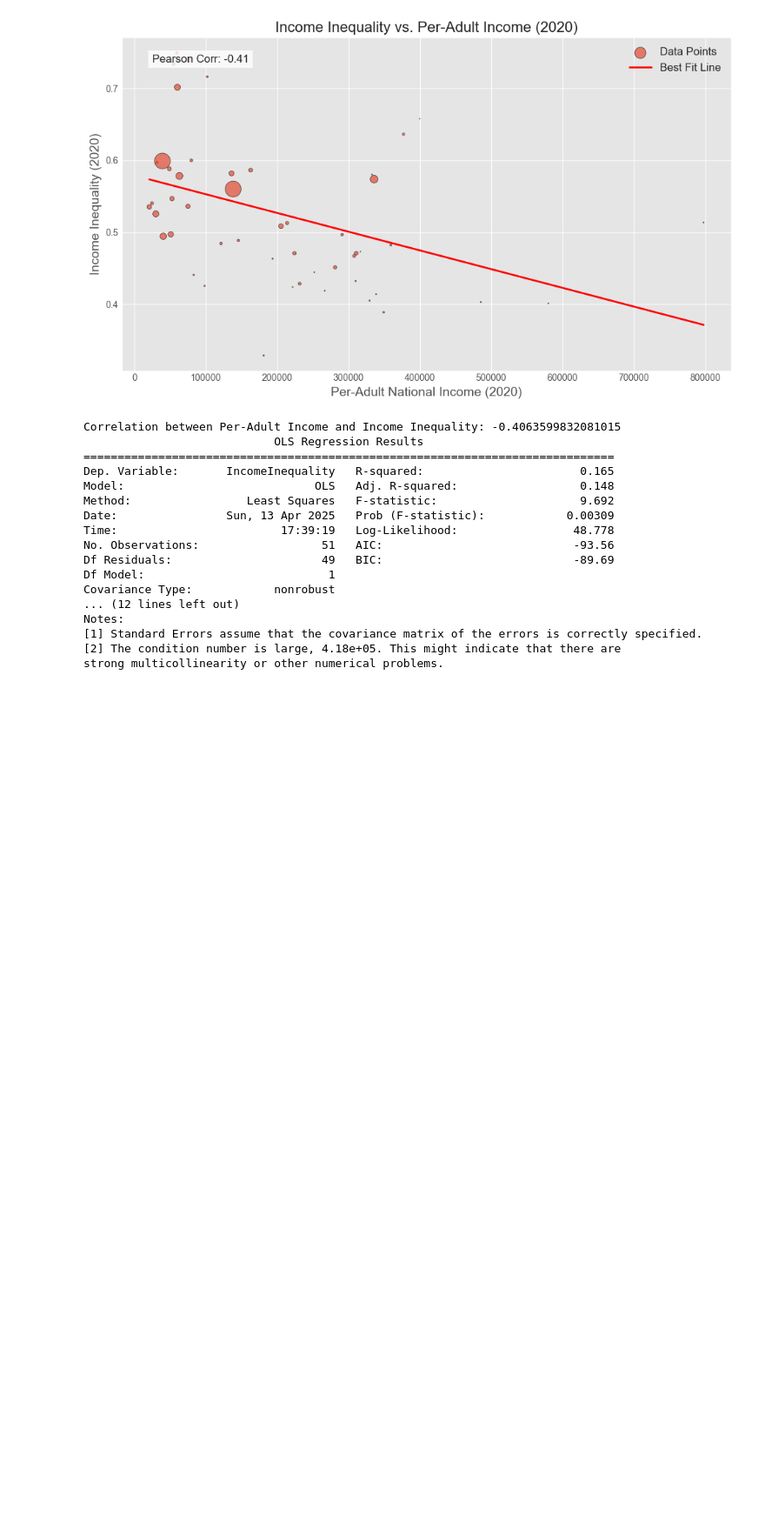
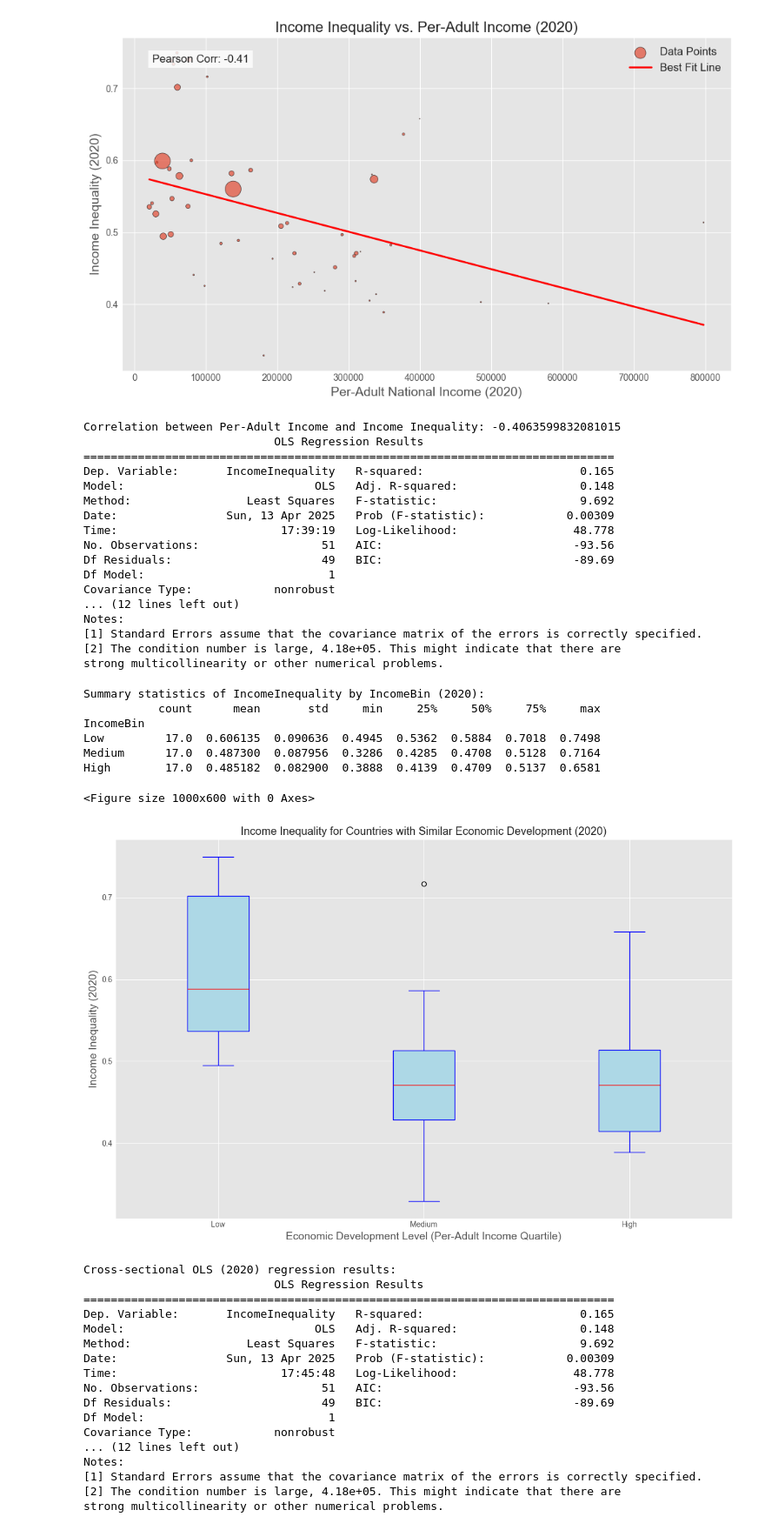
Before and after one commit to virajvekaria/IDS-Writing-Assignment, a Jupyter notebook: FINAL_SUBMISSION.ipynb, the cells around one changed output. Shown: that part at 87% size. Cells and saved outputs as stored; diff of their text form; code cells hidden in the pictures; blank space fills up the shorter version.

```diff
--- a/FINAL_SUBMISSION.ipynb
+++ b/FINAL_SUBMISSION.ipynb
@@ -253,3 +253,71 @@ Notes:
 [1] Standard Errors assume that the covariance matrix of the errors is correctly specified.
 [2] The condition number is large, 4.18e+05. This might indicate that there are
 strong multicollinearity or other numerical problems.
+# %%
+# -------------------------------------------------------------------
+# 1. Prepare 2020 Data (using the previously merged dataframe: df_merged)
+# -------------------------------------------------------------------
+# Filter the merged dataframe for the year 2020 only.
+df_2020 = df_merged[df_merged['Year'] == 2020].copy()
+
+# -------------------------------------------------------------------
+# 2. Group Countries by Economic Development Level (using PerAdultIncome)
+# -------------------------------------------------------------------
+# Divide countries into quartiles based on PerAdultIncome.
+df_2020['IncomeBin'] = pd.qcut(df_2020['PerAdultIncome'], q=3, labels=['Low', 'Medium', 'High'])
+
+# Compute summary statistics for IncomeInequality within each IncomeBin
+group_summary = df_2020.groupby('IncomeBin')['IncomeInequality'].describe()
+print("Summary statistics of IncomeInequality by IncomeBin (2020):")
+print(group_summary)
+
+# -------------------------------------------------------------------
+# 3. Plot a Boxplot to Visualize the Variation in IncomeInequality
+# -------------------------------------------------------------------
+plt.style.use('ggplot')
+plt.figure(figsize=(10, 6))
+boxplot = df_2020.boxplot(column='IncomeInequality', by='IncomeBin', grid=True, patch_artist=True,
+                          boxprops=dict(facecolor='lightblue', color='blue'),
+                          medianprops=dict(color='red'),
+                          whiskerprops=dict(color='blue'),
+                          capprops=dict(color='blue'))
+plt.xlabel("Economic Development Level (Per-Adult Income Quartile)", fontsize=14)
+plt.ylabel("Income Inequality (2020)", fontsize=14)
+plt.title("Income Inequality for Countries with Similar Economic Development (2020)")
+plt.suptitle("")  # Remove the automatic super title
+plt.tight_layout()
+plt.show()
+
+# -------------------------------------------------------------------
+# 4. (Optional) Run a Cross-sectional OLS for the 2020 data
+# -------------------------------------------------------------------
+X = sm.add_constant(df_2020['PerAdultIncome'])
+model_2020 = sm.OLS(df_2020['IncomeInequality'], X).fit()
+print("\nCross-sectional OLS (2020) regression results:")
+print(model_2020.summary())
+# %% [output]
+Summary statistics of IncomeInequality by IncomeBin (2020):
+           count      mean       std     min     25%     50%     75%     max
+IncomeBin
+Low         17.0  0.606135  0.090636  0.4945  0.5362  0.5884  0.7018  0.7498
+Medium      17.0  0.487300  0.087956  0.3286  0.4285  0.4708  0.5128  0.7164
+High        17.0  0.485182  0.082900  0.3888  0.4139  0.4709  0.5137  0.6581
+<Figure size 1000x600 with 0 Axes>
+[figure, added]
+Cross-sectional OLS (2020) regression results:
+                            OLS Regression Results
+==============================================================================
+Dep. Variable:       IncomeInequality   R-squared:                       0.165
+Model:                            OLS   Adj. R-squared:                  0.148
+Method:                 Least Squares   F-statistic:                     9.692
+Date:                Sun, 13 Apr 2025   Prob (F-statistic):            0.00309
+Time:                        17:45:48   Log-Likelihood:                 48.778
+No. Observations:                  51   AIC:                            -93.56
+Df Residuals:                      49   BIC:                            -89.69
+Df Model:                           1
+Covariance Type:            nonrobust
+... (12 lines left out)
+Notes:
+[1] Standard Errors assume that the covariance matrix of the errors is correctly specified.
+[2] The condition number is large, 4.18e+05. This might indicate that there are
+strong multicollinearity or other numerical problems.
```
